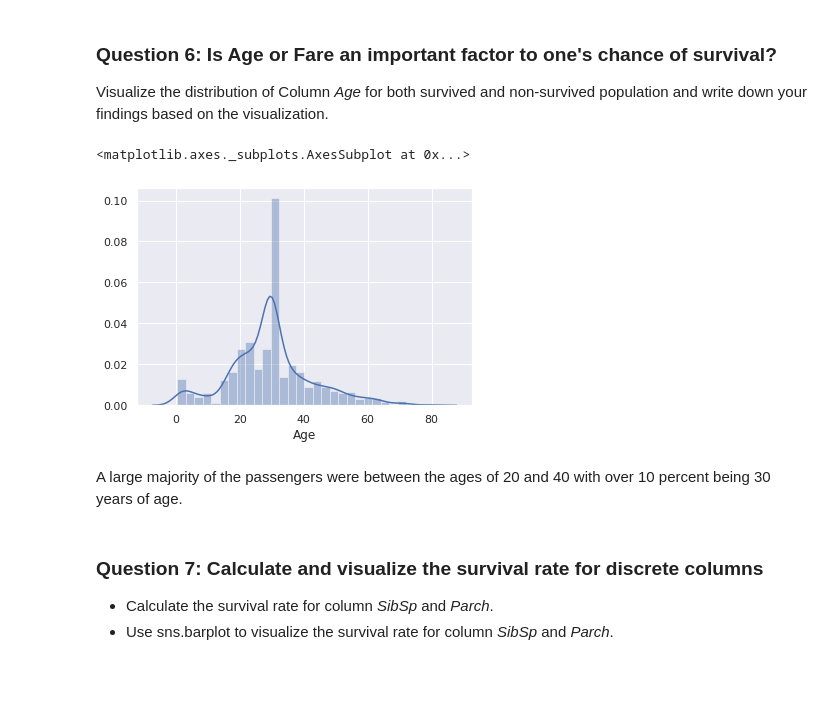
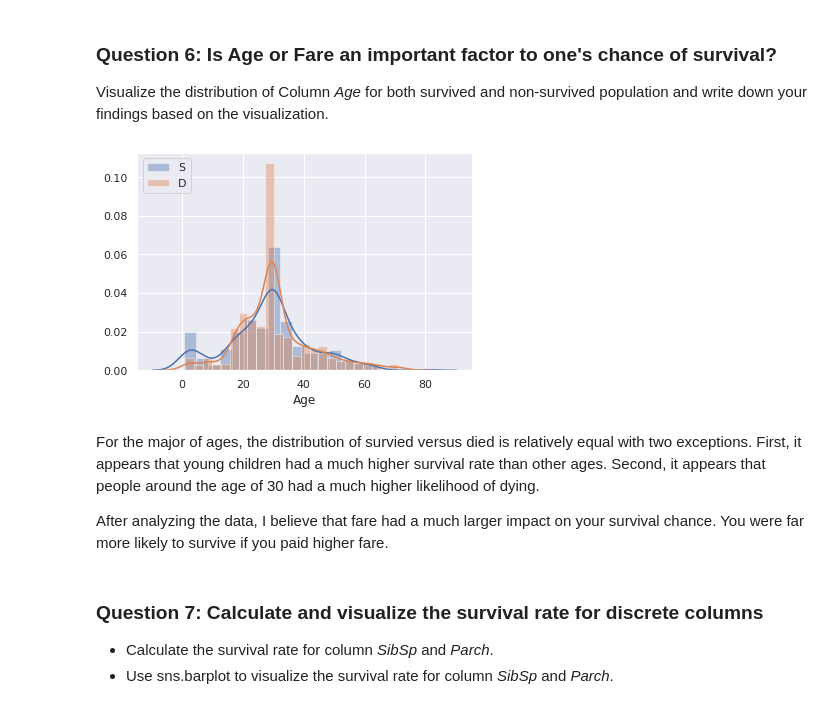
Before and after one commit to AnoVando/MSIS, a Jupyter notebook: MSIS522_Assignment1.ipynb, the cells around one changed output. Saved outputs shown, nothing was run; the diff lists cells and outputs as text; code cells hidden in the pictures; blank space fills up the shorter version.

```diff
--- a/MSIS522_Assignment1.ipynb
+++ b/MSIS522_Assignment1.ipynb
@@ -144,14 +144,22 @@ pd.pivot_table(titanic, index=["Sex", "Pclass"], values=['Survived'])
 # %% [markdown]
 ### **Question 6: Is Age or Fare an important factor to one's chance of survival?**
 Visualize the distribution of Column _Age_ for both survived and non-survived population and write down your findings based on the visualization.
-# %%
-# TODO
-sns.distplot(titanic.Age, label=True)
-# %% [output]
-<matplotlib.axes._subplots.AxesSubplot at 0x...>
-[figure, removed]
-# %% [markdown]
-A large majority of the passengers were between the ages of 20 and 40 with over 10 percent being 30 years of age.
+# %%
+# TODO
+lived = titanic["Age"].loc[titanic['Survived'] == 1]
+died = titanic["Age"].loc[titanic['Survived'] == 0]
+lived.columns = ["Lived"]
+died.columns = ["Died"]
+# %%
+sns.distplot(lived)
+sns.distplot(died)
+plt.legend('SD', ncol=1, loc='upper left');
+# %% [output]
+[figure, added]
+# %% [markdown]
+For the major of ages, the distribution of survied versus died is relatively equal with two exceptions. First, it appears that young children had a much higher survival rate than other ages. Second, it appears that people around the age of 30 had a much higher likelihood of dying.
+
+After analyzing the data, I believe that fare had a much larger impact on your survival chance. You were far more likely to survive if you paid higher fare.
 # %% [markdown]
 ### **Question 7: Calculate and visualize the survival rate for discrete columns**
 - Calculate the survival rate for column _SibSp_ and _Parch_.
```
Also changed, not shown: parts of 9 cells of this notebook.
